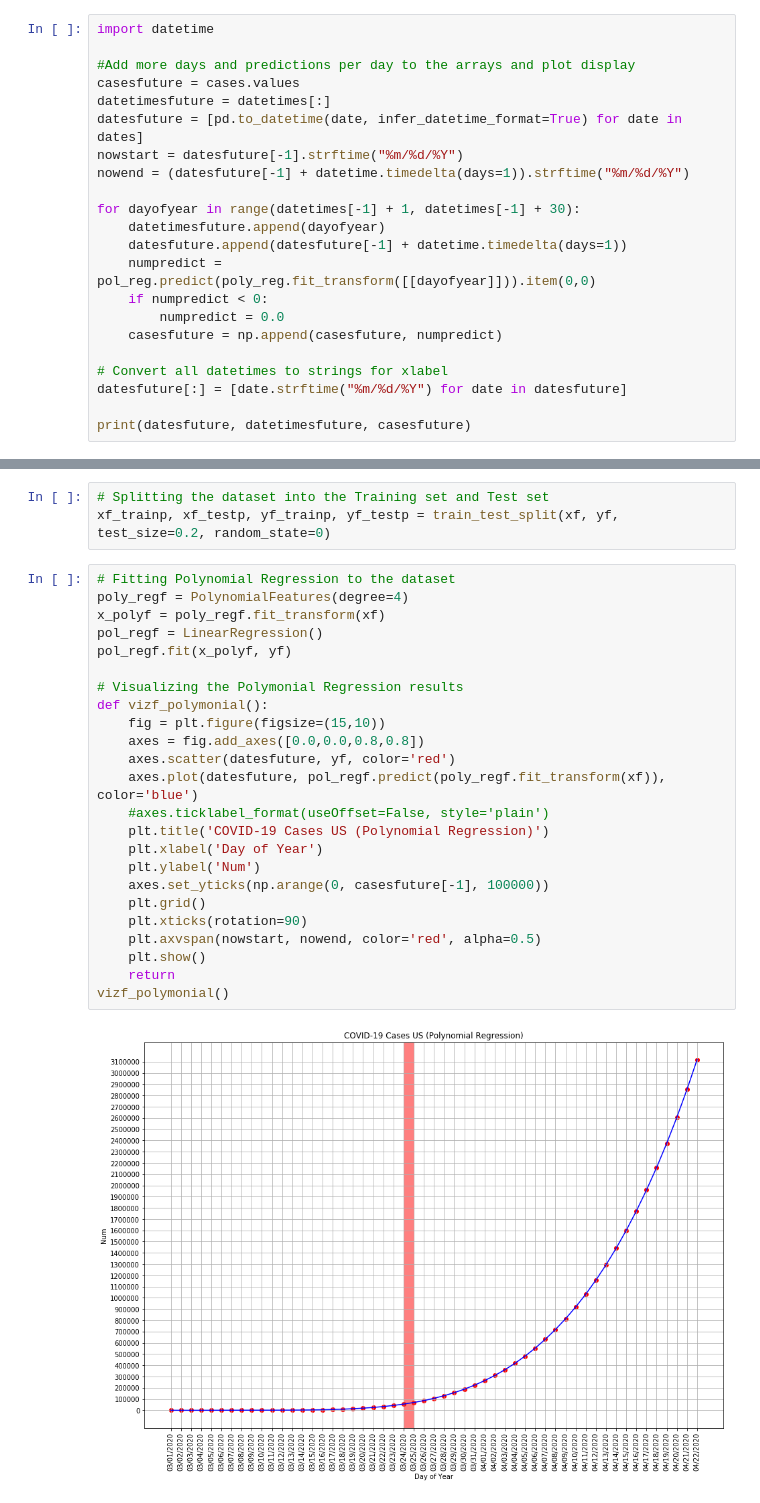
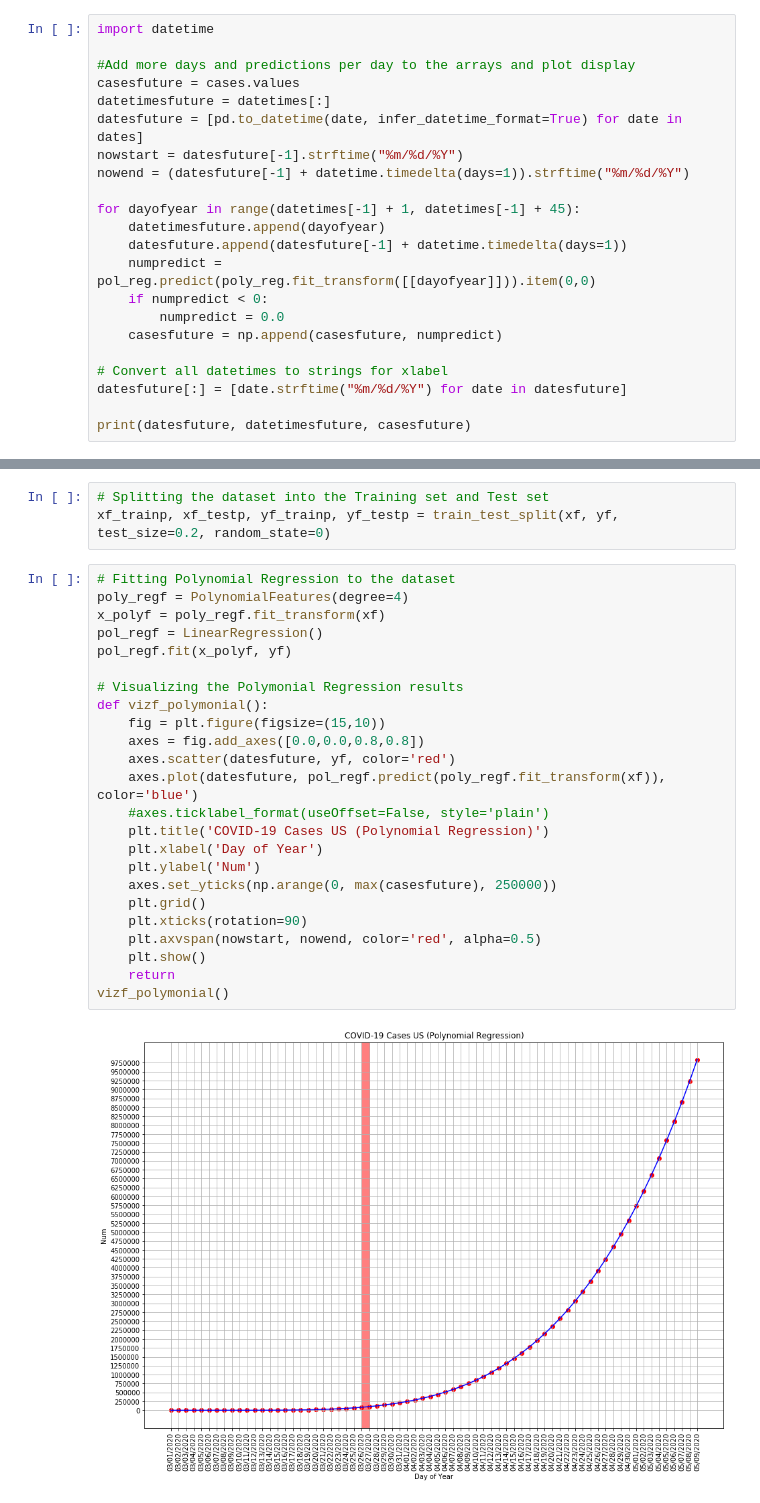
Before and after one commit to fuzzbient/jupyter, a Jupyter notebook: 20200323 COVID Regressions US.ipynb, the cells around one changed output, grey strips where cells are left out. Saved outputs shown, nothing was run; the diff lists cells and outputs as text.

```diff
--- a/20200323 COVID Regressions US.ipynb
+++ b/20200323 COVID Regressions US.ipynb
@@ -188,7 +188,7 @@ datesfuture = [pd.to_datetime(date, infer_datetime_format=True) for date in date
 nowstart = datesfuture[-1].strftime("%m/%d/%Y")
 nowend = (datesfuture[-1] + datetime.timedelta(days=1)).strftime("%m/%d/%Y")
 
-for dayofyear in range(datetimes[-1] + 1, datetimes[-1] + 30):
+for dayofyear in range(datetimes[-1] + 1, datetimes[-1] + 45):
     datetimesfuture.append(dayofyear)
     datesfuture.append(datesfuture[-1] + datetime.timedelta(days=1))
     numpredict = pol_reg.predict(poly_reg.fit_transform([[dayofyear]])).item(0,0)
@@ -224,26 +228,26 @@ xf_trainp, xf_testp, yf_trainp, yf_testp = train_test_split(xf, yf, test_size=0.
 # %%
 # Fitting Polynomial Regression to the dataset
 poly_regf = PolynomialFeatures(degree=4)
 x_polyf = poly_regf.fit_transform(xf)
 pol_regf = LinearRegression()
 pol_regf.fit(x_polyf, yf)
 
 # Visualizing the Polymonial Regression results
 def vizf_polymonial():
     fig = plt.figure(figsize=(15,10))
     axes = fig.add_axes([0.0,0.0,0.8,0.8])
     axes.scatter(datesfuture, yf, color='red')
     axes.plot(datesfuture, pol_regf.predict(poly_regf.fit_transform(xf)), color='blue')
     #axes.ticklabel_format(useOffset=False, style='plain')
     plt.title('COVID-19 Cases US (Polynomial Regression)')
     plt.xlabel('Day of Year')
     plt.ylabel('Num')
-    axes.set_yticks(np.arange(0, casesfuture[-1], 100000))
+    axes.set_yticks(np.arange(0, max(casesfuture), 250000))
     plt.grid()
     plt.xticks(rotation=90)
     plt.axvspan(nowstart, nowend, color='red', alpha=0.5)
     plt.show()
     return
 vizf_polymonial()
 # %% [output]
-[figure, old version]
+[figure, new version]
```
Also changed, not shown: parts of 11 cells of this notebook.
